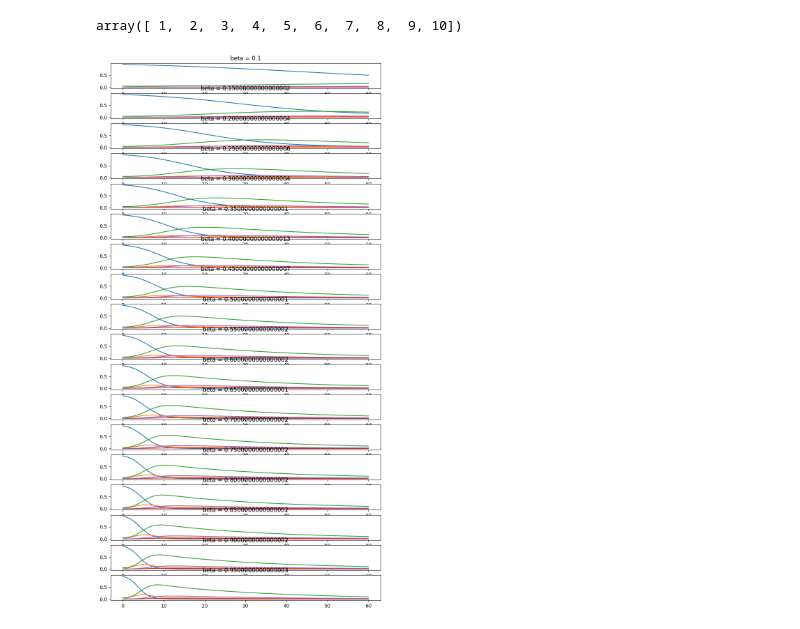
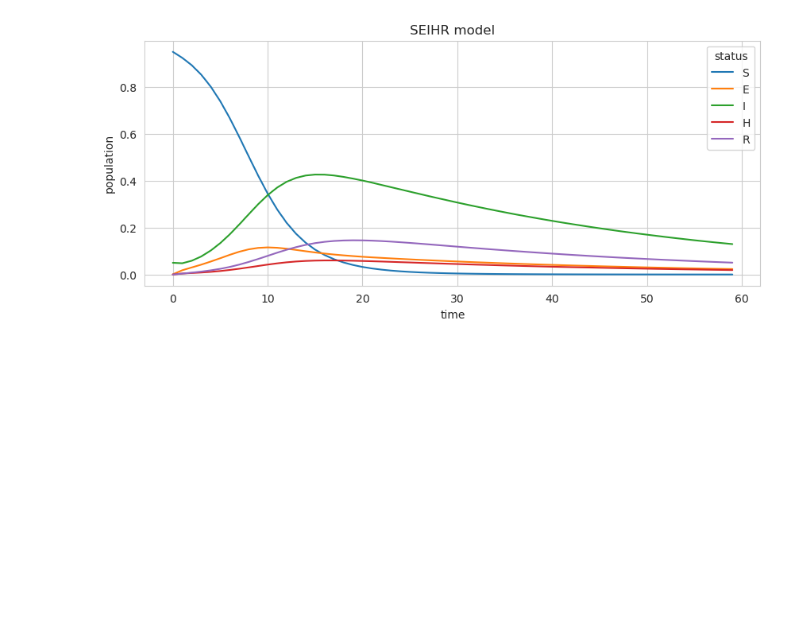
Before and after one commit to AdanXBaca/detox_journey, a Jupyter notebook: src/seihr_analysis.ipynb, the cells around one changed output. Saved outputs shown, nothing was run; the diff lists cells and outputs as text; code cells hidden in the pictures; blank space fills up the shorter version.

```diff
--- a/src/seihr_analysis.ipynb
+++ b/src/seihr_analysis.ipynb
@@ -1,6 +1,14 @@
 # %%
 import numpy as np
 import matplotlib.pyplot as plt
+import pandas as pd
+import seaborn as sns
+
+from pathlib import Path
 from scipy.integrate import solve_ivp
-from scipy.optimize import curve_fit
+
+sns.set_style(style="whitegrid")
+# %%
+images_path = Path() / "images"
+images_path.mkdir(exist_ok=True)
 # %%
@@ -58,27 +22,0 @@ for ax in axes.flatten():
-# %%
-np.arange(1, 11).reshape(5, 2).flatten()
-# %% [output]
-array([ 1,  2,  3,  4,  5,  6,  7,  8,  9, 10])
-# %%
-betas = np.arange(0.1, 1, 0.05)
-nplots = betas.size
-fig, axes = plt.subplots(nrows=nplots, figsize=(10, 20))
-max_infect_dict = {}  # keys are betas and values are the max infect
-n_betas = betas.size
-max_infect_array = np.zeros(shape=(n_betas, 4), dtype=float)
-
-for i, (ax, beta) in enumerate(zip(axes, betas)):
-  parameters[0] = beta
-  sol = SEITR_forward(span, initial, parameters)
-  t0, tn = span
-  t = np.linspace(t0, tn, tn - t0)
-  z = sol.sol(t)
-  max_infect_dict[beta] = [max(z[1,:]), max(z[2,:]), max(z[1,:] + z[2,:])] #max of E, I and E + I
-  max_infect_array[i, :] = [beta, max(z[1,:]), max(z[2,:]), max(z[1,:] + z[2,:])]
-  ax.plot(t, z.T)
-  ax.set_title(f"beta = {beta}")
-  # ax.xlabel("t")
-  # ax.ylabel("Population")
-  # ax.legend(["S", "E", "I", "T", "R"])
-# %% [output]
-[figure, removed]
@@ -84,0 +59,23 @@ for i, (ax, beta) in enumerate(zip(axes, betas)):
+# %%
+model_name = "SEIHR"
+populations_names = list(model_name)
+data = (
+    pd.DataFrame(y_data.T, columns=populations_names)
+    .assign(time=t_data)
+    .melt(id_vars="time", var_name="status", value_name="population")
+)
+
+fig, ax = plt.subplots(figsize=(10, 4))
+sns.lineplot(
+    data=data,
+    x="time",
+    y="population",
+    hue="status",
+    legend=True,
+    ax=ax
+)
+ax.set_title(f"{model_name} model")
+fig.savefig(images_path / f"{model_name}_dynamics.png", dpi=300)
+fig.show()
+# %% [output]
+[figure, added]
```
Also changed, not shown: parts of 7 cells of this notebook, 2 other files.
